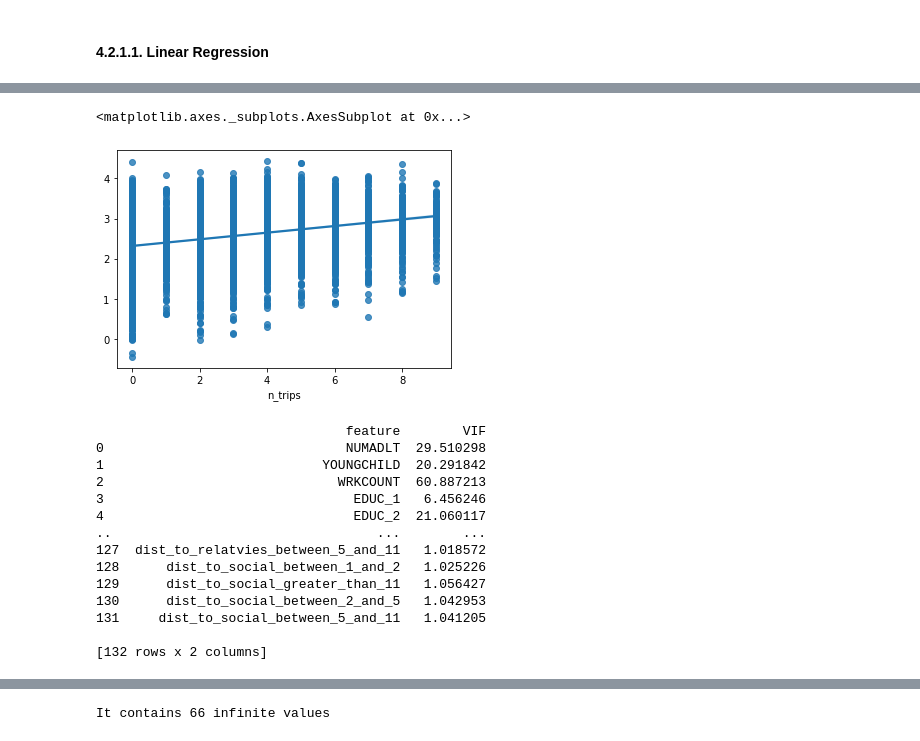
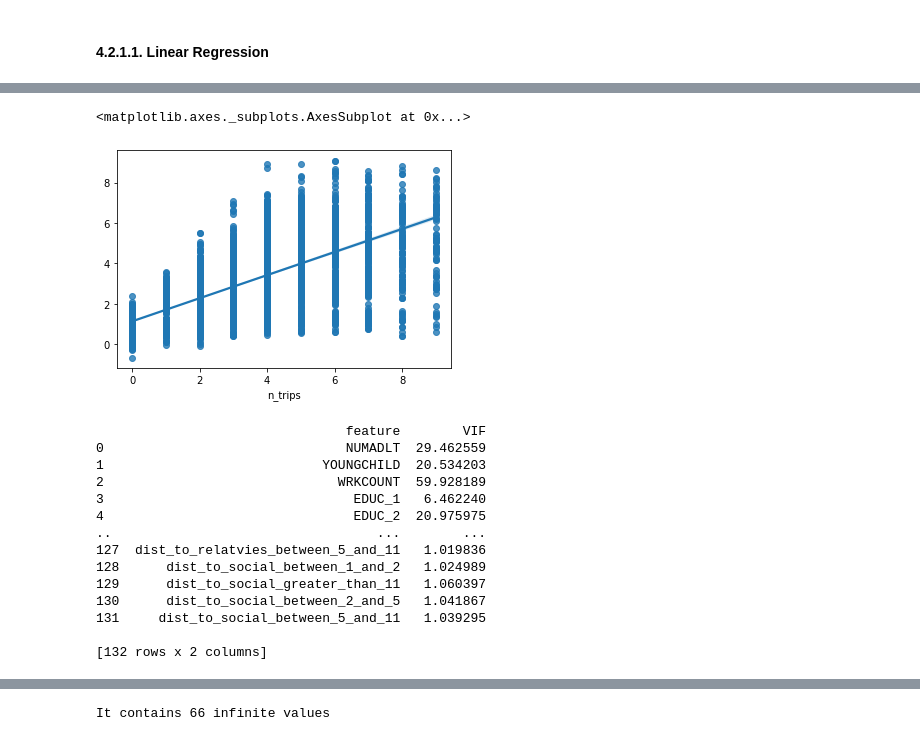
Before and after one commit to seanteohyh/AML_US_Traffic, a Jupyter notebook: NY Person Trip Predictor.ipynb, the cells around one changed output, grey strips where cells are left out. Cells and saved outputs as stored; diff of their text form; code cells hidden in the pictures.

```diff
--- a/NY Person Trip Predictor.ipynb
+++ b/NY Person Trip Predictor.ipynb
@@ -1151,7 +1166,7 @@ rfe = RFE(LRmodel)
 # 3.2 call GridSearchCV()
 model_cv = model_selection.GridSearchCV(estimator = rfe,
                         param_grid = hyper_params,
-                        scoring= 'r2',
+                        scoring= 'neg_mean_squared_error',
                         cv = folds,
                         verbose = 10,
                         return_train_score=True)
@@ -1351,7 +1359,7 @@ hyper_params = [{'n_features_to_select': list(range(1,109))}]
 # GridSearchCV()
 pcamodel_cv = model_selection.GridSearchCV(estimator = rfe,
                         param_grid = hyper_params,
-                        scoring= 'r2',
+                        scoring= 'neg_mean_squared_error',
                         cv = kf_10,
                         verbose = 10,
                         return_train_score=True)
@@ -1470,9 +1478,9 @@ from sklearn.metrics import r2_score
 # Create the parameter grid based on the results of random search
 param_grid = {
     'bootstrap': [True],
-    'max_features': [15, 17, 19],
+    'max_features': [27, 30, 33],
     'oob_score': [True],
-    'n_estimators': [900, 1200, 1500]
+    'n_estimators': [2250, 2500, 2750]
 }
 # Create a based model
 rfgs = RandomForestRegressor()
@@ -1528,3 +1568,33 @@ HHFAMINC_7 0.019450806818623764
+# %%
+GBR = ensemble.GradientBoostingRegressor(random_state = 888)
+
+parameters = {
+    'learning_rate': [0.1, 0.2],
+    'n_estimators' : [180, 200, 225],
+    'max_depth'    : [5, 6, 8]
+}
+
+
+
+grid_GBR = GridSearchCV(estimator=GBR, param_grid = parameters, cv = 3, n_jobs=-1, verbose = 3)
+grid_GBR.fit(x_train, y_train)
+
+print(" Results from Grid Search " )
+print("\n The best estimator across ALL searched params:\n",grid_GBR.best_estimator_)
+print("\n The best score across ALL searched params:\n",grid_GBR.best_score_)
+print("\n The best parameters across ALL searched params:\n",grid_GBR.best_params_)
+
+#print("\n The best accuracy across ALL searched params:\n",evaluate(best_grid, x_test, y_test_one))
+
+
+y_pred_GBR = grid_GBR.predict(x_test)
+rmse = np.sqrt(mean_squared_error(y_test, y_pred_GBR))
+
+print("RMSE: %f" % (rmse))
+print("Mean squared error: %.2f" % mean_squared_error(y_test, y_pred_GBR))
+
+# Explained variance score: 1 is perfect prediction
+print('R2 score: %.4f' % r2_score(y_test, y_pred_GBR))
 # %% [markdown]
 ## SVM???
 # %% [markdown]
@@ -1685,34 +1739,34 @@ Intercept:       1146114317960.008
 Coef:    132
 # %%
-sns.regplot(y_test,LR_pred) #plotting predictions
+sns.regplot(y_test,LR_pred_with_dist) #plotting predictions
 # %% [output]
 <matplotlib.axes._subplots.AxesSubplot at 0x...>
-[figure, old version]
+[figure, new version]
 # %%
 #calculate VIF scores to detect multicolinearity
 
 # VIF dataframe
-vif_data = pd.DataFrame()
-vif_data["feature"] = x_train_with_dist.columns
+vif_data_with_dist = pd.DataFrame()
+vif_data_with_dist["feature"] = x_train_with_dist.columns
 
 # calculating VIF for each feature
-vif_data["VIF"] = [variance_inflation_factor(x_train_with_dist.values, i)
+vif_data_with_dist["VIF"] = [variance_inflation_factor(x_train_with_dist.values, i)
                           for i in range(len(x_train_with_dist.columns))]
 
-print(vif_data)
+print(vif_data_with_dist)
 # %% [output]
                                 feature        VIF
-0                               NUMADLT  29.510298
-1                            YOUNGCHILD  20.291842
-2                              WRKCOUNT  60.887213
-3                                EDUC_1   6.456246
-4                                EDUC_2  21.060117
+0                               NUMADLT  29.462559
+1                            YOUNGCHILD  20.534203
+2                              WRKCOUNT  59.928189
+3                                EDUC_1   6.462240
+4                                EDUC_2  20.975975
 ..                                  ...        ...
-127  dist_to_relatvies_between_5_and_11   1.018572
-128      dist_to_social_between_1_and_2   1.025226
-129      dist_to_social_greater_than_11   1.056427
-130      dist_to_social_between_2_and_5   1.042953
-131     dist_to_social_between_5_and_11   1.041205
+127  dist_to_relatvies_between_5_and_11   1.019836
+128      dist_to_social_between_1_and_2   1.024989
+129      dist_to_social_greater_than_11   1.060397
+130      dist_to_social_between_2_and_5   1.041867
+131     dist_to_social_between_5_and_11   1.039295
 
 [132 rows x 2 columns]
 # %%
```
Also changed, not shown: parts of 90 cells of this notebook.
